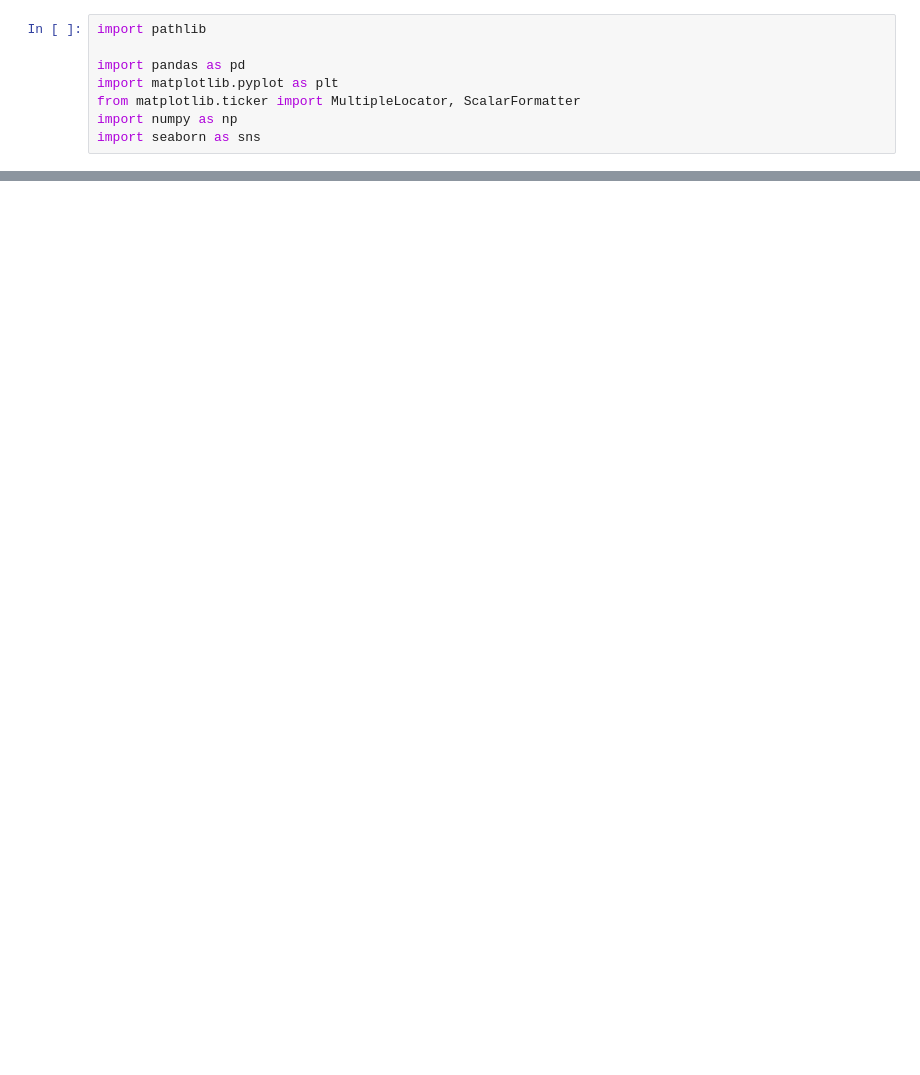
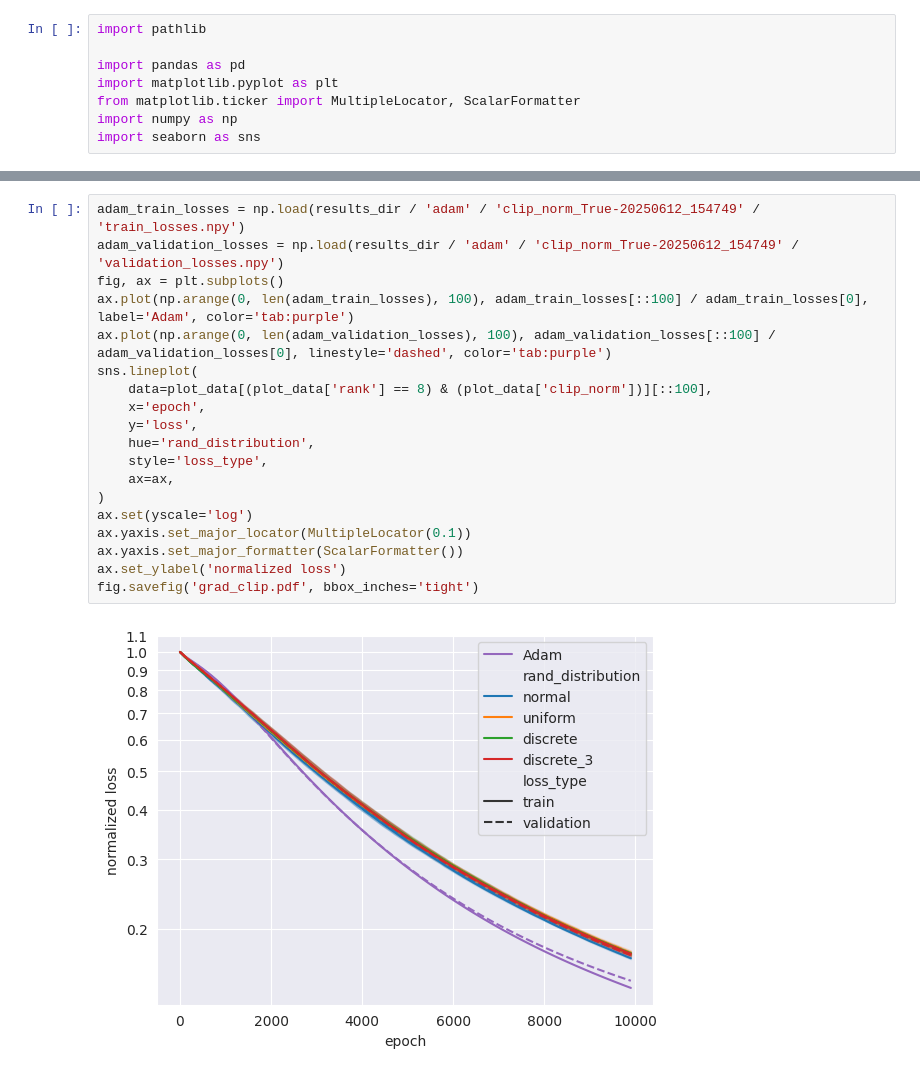
Before and after one commit to thecodehen/epfl-cs439-s25-project, a Jupyter notebook: plot.ipynb, the cells around one changed output, grey strips where cells are left out. Cells and saved outputs as stored; diff of their text form; blank space fills up the shorter version.

```diff
--- a/plot.ipynb
+++ b/plot.ipynb
@@ -57,0 +95,21 @@ fig.savefig('rand_projections.pdf', bbox_inches='tight')
+# %%
+adam_train_losses = np.load(results_dir / 'adam' / 'clip_norm_True-20250612_154749' / 'train_losses.npy')
+adam_validation_losses = np.load(results_dir / 'adam' / 'clip_norm_True-20250612_154749' / 'validation_losses.npy')
+fig, ax = plt.subplots()
+ax.plot(np.arange(0, len(adam_train_losses), 100), adam_train_losses[::100] / adam_train_losses[0], label='Adam', color='tab:purple')
+ax.plot(np.arange(0, len(adam_validation_losses), 100), adam_validation_losses[::100] / adam_validation_losses[0], linestyle='dashed', color='tab:purple')
+sns.lineplot(
+    data=plot_data[(plot_data['rank'] == 8) & (plot_data['clip_norm'])][::100],
+    x='epoch',
+    y='loss',
+    hue='rand_distribution',
+    style='loss_type',
+    ax=ax,
+)
+ax.set(yscale='log')
+ax.yaxis.set_major_locator(MultipleLocator(0.1))
+ax.yaxis.set_major_formatter(ScalarFormatter())
+ax.set_ylabel('normalized loss')
+fig.savefig('grad_clip.pdf', bbox_inches='tight')
+# %% [output]
+[figure, added]
```
Also changed, not shown: parts of 2 cells of this notebook.
